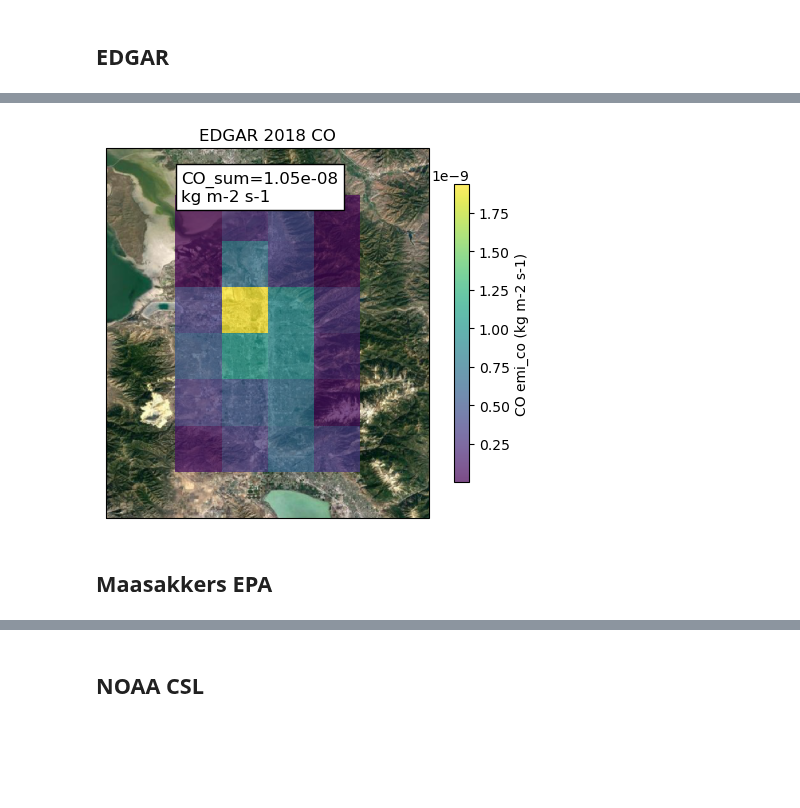
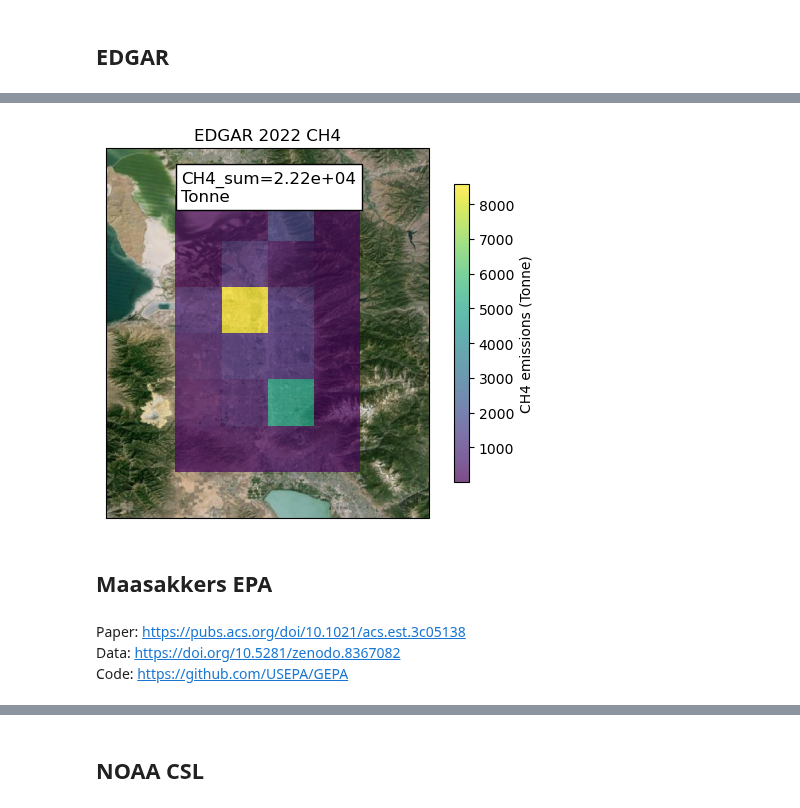
Before and after one commit to agmeyer4/Atmos_Column, a Jupyter notebook: atmos_column/ipynbs/inventories.ipynb, the cells around one changed output, grey strips where cells are left out. Cells and saved outputs as stored; diff of their text form; code cells hidden in the pictures; blank space fills up the shorter version.

```diff
--- a/atmos_column/ipynbs/inventories.ipynb
+++ b/atmos_column/ipynbs/inventories.ipynb
@@ -86,44 +93,40 @@ Attributes:
+# %%
+#Load Edgar inventories
+edgar_path = '/uufs/chpc.utah.edu/common/home/lin-group15/agm/inventories/EDGAR/'
+
+spec = 'CH4'
+year= 2022
+emi_or_flx = 'flx'
+
+full_ds = load_edgar_nc(edgar_path,spec,emi_or_flx,year)
+sub_ds = trim_ds(full_ds,dataset_extent)
+if emi_or_flx == 'flx':
+    sub_ds['emissions'] = (sub_ds['grid_cell_area'] * sub_ds['fluxes']) * 86400 * 365 * 1E-3 # [m2] * [kg/m2/s] * [86400s/d] *[365d/y] *[1E-3tonne/kg] = [tonne/yr]
+    sub_ds['emissions'].attrs = {'substance':spec,'units':'Tonne'}
 # %%
-#Load Edgar inventories
-edgar_path = '/uufs/chpc.utah.edu/common/home/lin-group15/agm/inventories/EDGAR/'
-
-ch4_co2_ratio = 6.43E-3
-
-spec = 'CO'
-year= 2018
-emi_or_flx = 'flx'
-
-full_ds = load_edgar_nc(edgar_path,spec,emi_or_flx,year)
-sub_ds = trim_ds(full_ds,dataset_extent)
-sub_ds_sum = float(sub_ds.sum().to_array().values)
-
-if len(list(sub_ds.keys()))>1:
-    raise Exception('Something wrong here, the dataset has more than one variable')
-else:
-    data_var = list(sub_ds.keys())[0]
-    units = sub_ds[list(sub_ds.keys())[0]].attrs['units']
-
 map_extent={'lon_low':-112.25,
             'lon_high':-111.55,
             'lat_low':40.3,
             'lat_high':41.1}
 
 labsize = 12
 proj = ccrs.PlateCarree()
 fig = plt.figure()
 ax = plt.axes(projection = proj)
 ax.set_extent([map_extent['lon_low'],map_extent['lon_high'],map_extent['lat_low'],map_extent['lat_high']],crs=proj)
 request = cimgt.GoogleTiles(style='satellite')
 scale = 10.0 # prob have to adjust this
 ax.add_image(request,int(scale))
-map = sub_ds[data_var].plot.pcolormesh('lon','lat',ax = ax,alpha=0.7,cmap='viridis',add_colorbar=False)
-plt.colorbar(map,fraction=0.03,label = f'{spec} {data_var} ({units})')
-text = f'{spec}_sum={sub_ds_sum:.2e}\n{units}'
+map = sub_ds['emissions'].plot.pcolormesh('lon','lat',ax = ax,alpha=0.7,cmap='viridis',add_colorbar=False)
+plt.colorbar(map,fraction=0.03,label = f"{spec} emissions ({sub_ds['emissions'].attrs['units']})")
+
+emissions_sum = float(sub_ds['emissions'].sum())
+text = f"{spec}_sum={emissions_sum:.2e}\n{sub_ds['emissions'].attrs['units']}"
 t1 = fig.text(0.45,0.77,text,fontsize = labsize)
 t1.set_bbox(dict(facecolor = 'white'))
 plt.title(f"EDGAR {year} {spec}")
 plt.show()
 # %% [output]
-[figure, old version]
+[figure, new version]
 # %% [markdown]
 ## Maasakkers EPA
@@ -143,0 +133,4 @@ summed_xr = summed_df.to_xarray()
+# %% [markdown]
+Paper: https://pubs.acs.org/doi/10.1021/acs.est.3c05138
+Data: https://doi.org/10.5281/zenodo.8367082
+Code: https://github.com/USEPA/GEPA
```
Also changed, not shown: parts of 17 cells of this notebook.
